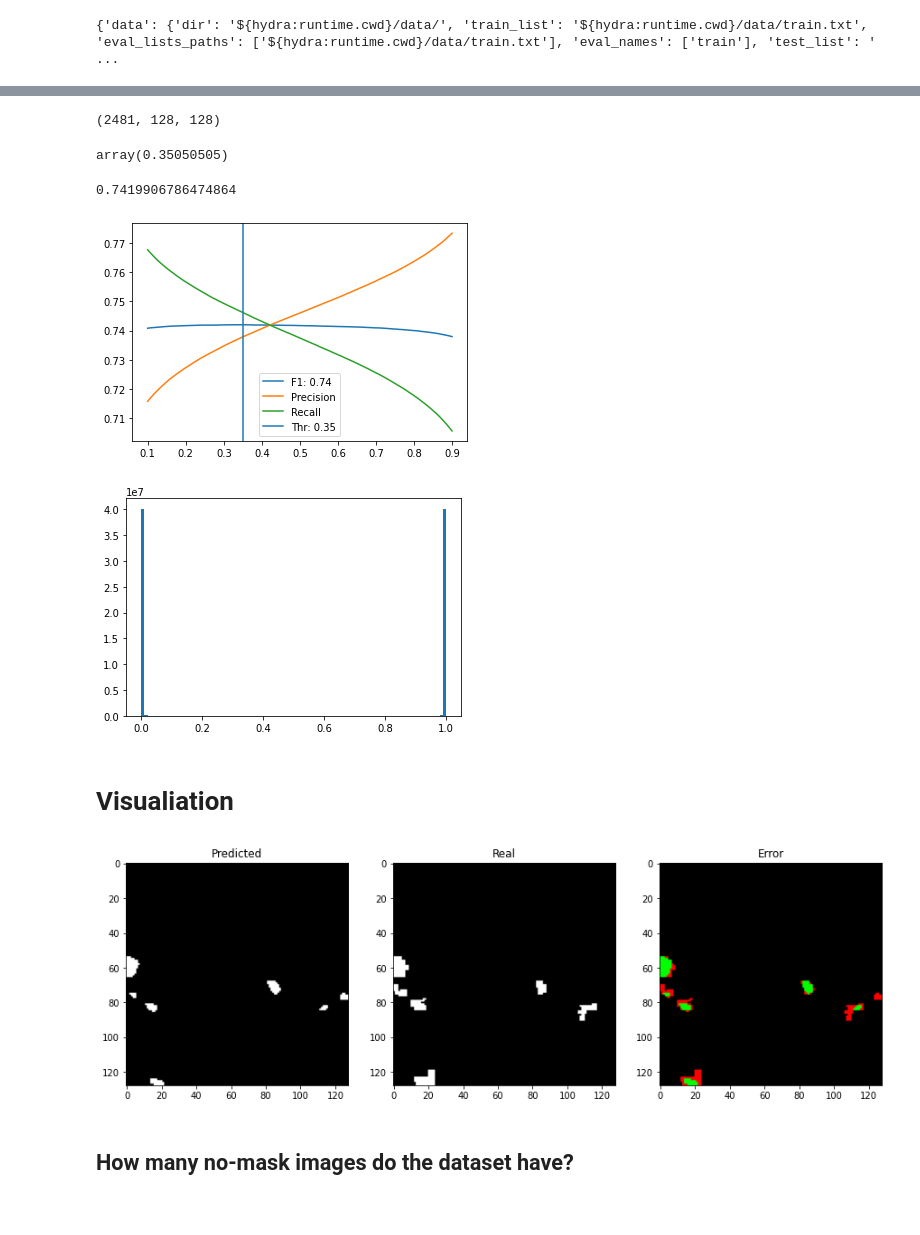
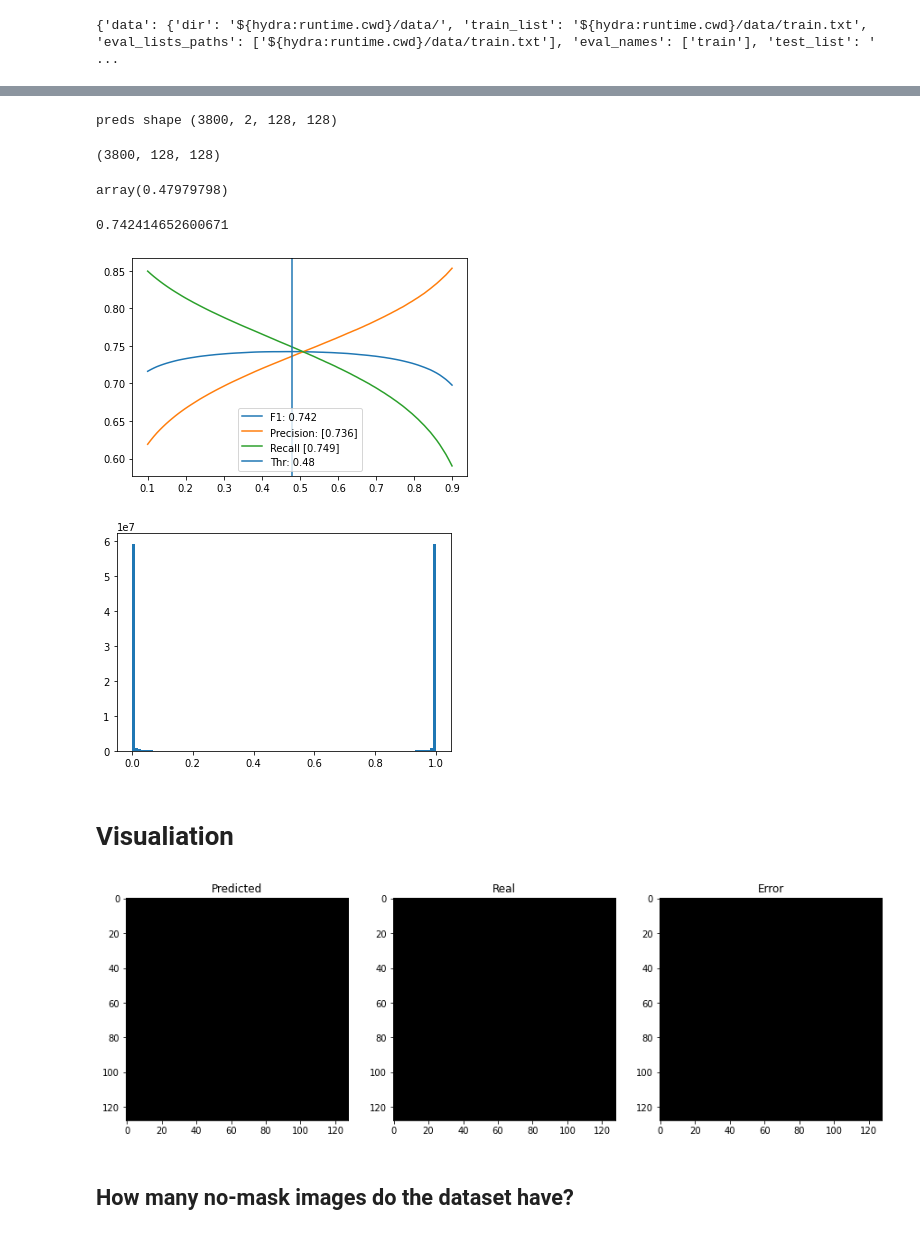
Before and after one commit to SebasGarcia08/Landslide4Sense, a Jupyter notebook: notebooks/3_evaluation.ipynb, the cells around one changed output, grey strips where cells are left out. Saved outputs shown, nothing was run; the diff lists cells and outputs as text; code cells hidden in the pictures.

```diff
--- a/notebooks/3_evaluation.ipynb
+++ b/notebooks/3_evaluation.ipynb
@@ -29,4 +33,11 @@ cfg
 {'data': {'dir': '${hydra:runtime.cwd}/data/', 'train_list': '${hydra:runtime.cwd}/data/train.txt', 'eval_lists_paths': ['${hydra:runtime.cwd}/data/train.txt'], 'eval_names': ['train'], 'test_list': ' ...
 # %%
 model = setup_model(cfg)
+print(model)
+state_dict = torch.load(
+    "../models/drawn-cherry-59/epoch_28_train_f1=74.239/model.pth",
+    map_location=torch.device(device)
+)
+model.load_state_dict(state_dict)
+model = model.to(device)
 interp = torch.nn.Upsample(size=(128, 128), mode="bilinear")
@@ -33,14 +62,14 @@ interp = torch.nn.Upsample(size=(128, 128), mode="bilinear")
 # %%
 train_dataset = LandslideDataSet(
     "../data/",
-    "../data/train_cleaned.txt",
+    "../data/train.txt",
     max_iters=1,
     set="labeled",
 )
 
 train_loader: DataLoader[LandslideDataSet] = DataLoader(
     train_dataset,
-    batch_size=1,
+    batch_size=100,
     shuffle=True,
     num_workers=cfg.train.num_workers,
     pin_memory=True,
@@ -69,11 +96,13 @@ for i, batch in pbar:
     all_preds.append(pred)
     all_labels.append(label)
 # %%
-preds = torch.cat(all_preds).numpy()
-labels = np.array(all_labels)
+preds = torch.cat(all_preds).cpu().numpy()
+print("preds shape", preds.shape)
+labels = np.concatenate(all_labels)
 labels.shape
 # %% [output]
-(2481, 128, 128)
+preds shape (3800, 2, 128, 128)
+(3800, 128, 128)
 # %%
 def evaluate(y_pred, y_true):
     TP, FP, TN, FN, n_valid_sample = eval_image(
@@ -108,34 +137,35 @@ for i, thr in tqdm(enumerate(np.linspace(.1, .9, num_thresholds)), total=num_thr
     rs[i] = R
     f1s[i] = F1
 # %%
-optimal_thr = np.squeeze(thrs[f1s.argmax()])
+best_idx = f1s.argmax()
+optimal_thr = np.squeeze(thrs[best_idx])
 optimal_thr
 # %% [output]
-array(0.35050505)
+array(0.47979798)
 # %%
 best_f1 = f1s.max()
 best_f1
 # %% [output]
-0.7419906786474864
+0.742414652600671
 # %%
-plt.plot(thrs, f1s, label=f"F1: {np.round(best_f1,2 )}")
-plt.plot(thrs, ps, label="Precision")
-plt.plot(thrs, rs, label="Recall")
+plt.plot(thrs, f1s, label=f"F1: {np.round(best_f1, 3)}")
+plt.plot(thrs, ps, label=f"Precision: {np.round(ps[best_idx], 3)}")
+plt.plot(thrs, rs, label=f"Recall {np.round(rs[best_idx], 3)}")
 #plt.xlim(optimal_thr - .3, optimal_thr + .3)
 plt.axvline(optimal_thr, label=f"Thr: {np.round(optimal_thr, 2)}")
 plt.legend()
 plt.show()
 # %% [output]
-[figure, old version]
+[figure, new version]
 # %%
 plt.hist(preds.squeeze().reshape(-1), bins=100)
 plt.show()
 # %% [output]
-[figure, old version]
+[figure, new version]
 # %% [markdown]
 # Visualiation
 # %%
-index = 52
+index = 5
 
 predicted = (preds[index, 1, ...] > optimal_thr).astype('uint8')
 real = labels[index, ...]
@@ -156,7 +186,7 @@ ax[2].set_title("Error")
 
 plt.show()
 # %% [output]
-[figure, old version]
+[figure, new version]
 # %% [markdown]
 ## How many no-mask images do the dataset have?
 # %%
```
Also changed, not shown: parts of 3 cells of this notebook, 5 other files.
